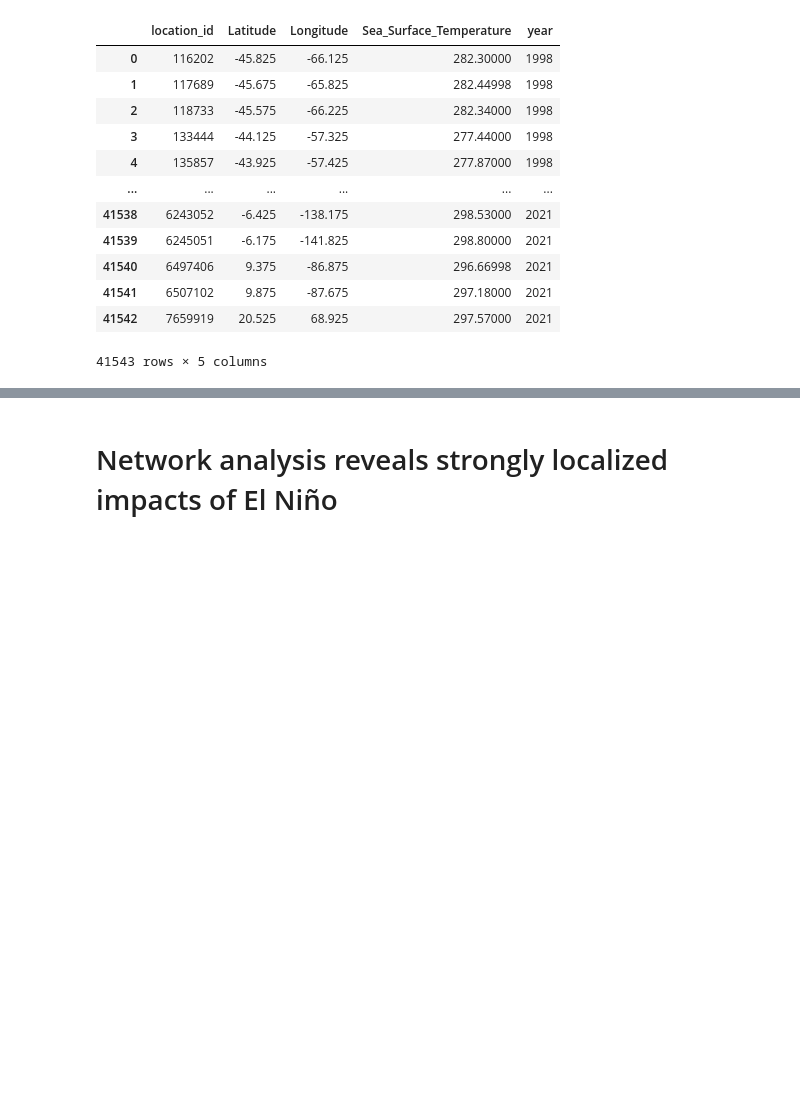
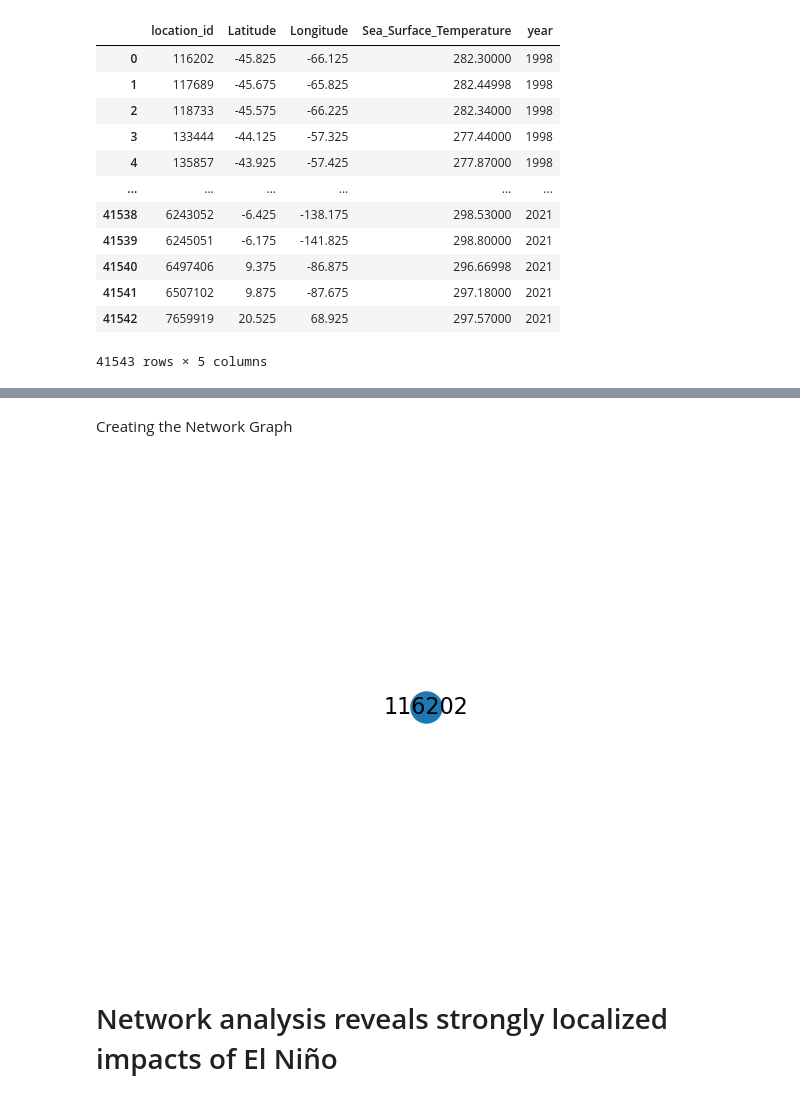
Before and after one commit to AlexFidalgo/El-Nino-La-Nina-Detection-Using-Complex-Networks, a Jupyter notebook: MainNotebook.ipynb, the cells around one changed output, grey strips where cells are left out. Drawn from its saved outputs; the diff is of its cells as text; code cells hidden in the pictures; blank space fills up the shorter version.

Commit message:
calculates adjacency matrix

```diff
--- a/MainNotebook.ipynb
+++ b/MainNotebook.ipynb
@@ -304,0 +328,9 @@ temp_time_series
+# %%
+mi_matrix = np.zeros((len(location_ids), len(location_ids)))
+for i, loc1 in enumerate(location_ids):
+    for j, loc2 in enumerate(location_ids):
+        if i < j:
+            mi = mutual_info_regression(np.array(time_series_dict[loc1]).reshape(-1, 1),
+                                        np.array(time_series_dict[loc2]))[0]
+            mi_matrix[i, j] = mi
+            mi_matrix[j, i] = mi
@@ -304,0 +351,3 @@ temp_time_series
+# %%
+threshold = 1e-12
+adjacency_matrix = (mi_matrix > threshold).astype(int)
@@ -304,0 +364,16 @@ temp_time_series
+# %% [markdown]
+Creating the Network Graph
+# %%
+G = nx.from_numpy_array(adjacency_matrix)
+# %%
+G = nx.relabel_nodes(G, {i: location_ids[i] for i in range(len(location_ids))}) # relabeling nodes to match location_ids
+# %%
+# Getting the largest connected component
+Gcc = sorted(nx.connected_components(G), key=len, reverse=True)
+Gc = G.subgraph(Gcc[0])
+
+pos=nx.spring_layout(Gc)
+nx.draw(Gc, with_labels = True, node_size=500, font_size=16, pos = pos)
+plt.show(True)
+# %% [output]
+[figure, added]
```
Also changed, not shown: parts of 15 cells of this notebook.
